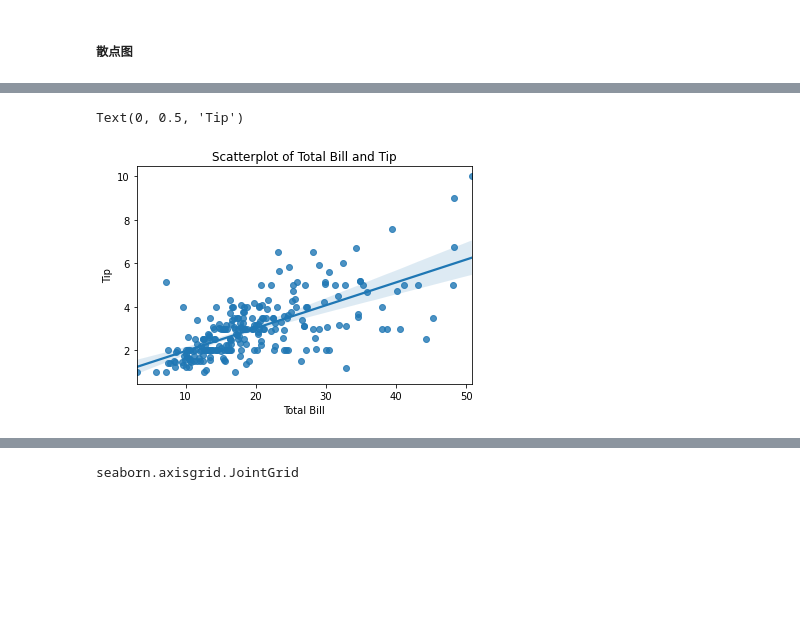
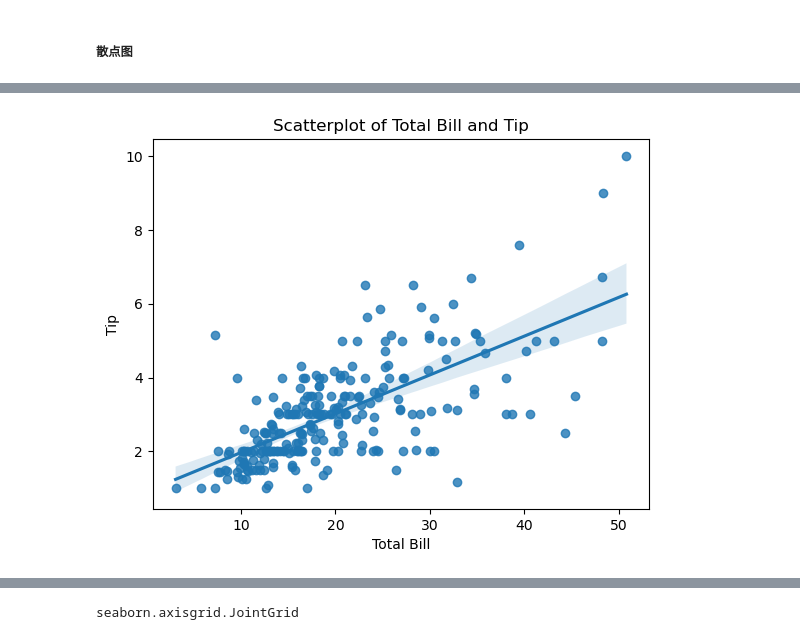
Before and after one commit to flyingbucket/py_R_hw, a Jupyter notebook: slides/pythonclasseight.ipynb, the cells around one changed output, grey strips where cells are left out. Cells and saved outputs as stored; diff of their text form; code cells hidden in the pictures; blank space fills up the shorter version.

```diff
--- a/slides/pythonclasseight.ipynb
+++ b/slides/pythonclasseight.ipynb
@@ -324,11 +370,11 @@ Text(0, 0.5, 'Tip')
 # %%
 scatter, ax = plt.subplots()
 ax = sns.regplot(x=tips['total_bill'], y=tips['tip'])
 ax.set_title('Scatterplot of Total Bill and Tip')
 ax.set_xlabel('Total Bill')
 ax.set_ylabel('Tip')
+scatter
 # %% [output]
-Text(0, 0.5, 'Tip')
-[figure, old version]
+[figure, new version]
 # %%
 fig = sns.lmplot(x='total_bill', y='tip', data=tips)  #lmplot创建figure，而regplot创建一个axes
```
Also changed, not shown: parts of 42 cells of this notebook.
